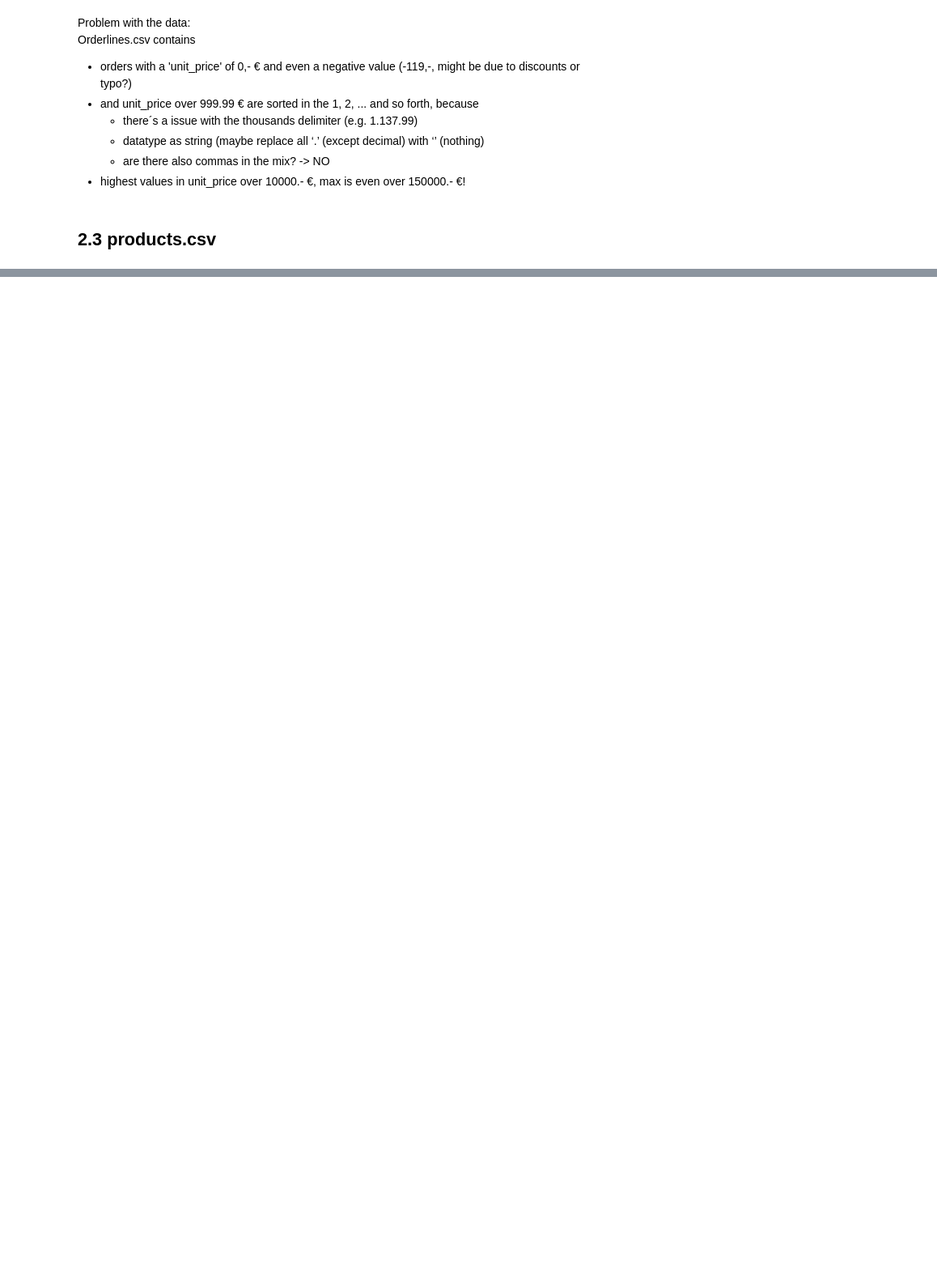
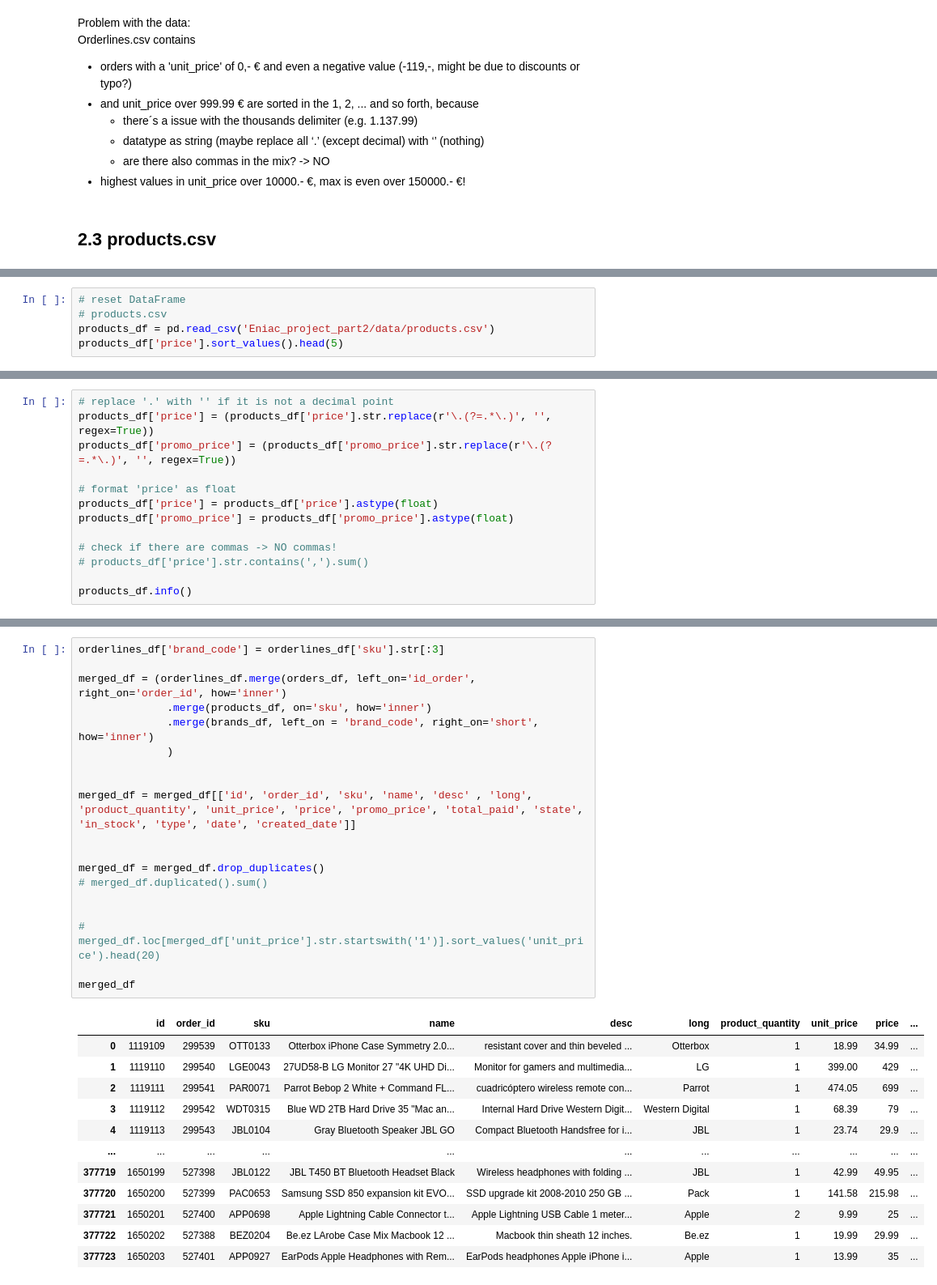
Before and after one commit to FlorianHast/Eniac_project_part2, a Jupyter notebook: notebooks/ENIAC_2_Data_Cleaning.ipynb, the cells around one changed output, grey strips where cells are left out. Shown at 81% size. Saved outputs shown, nothing was run; the diff lists cells and outputs as text; blank space fills up the shorter version.

```diff
--- a/notebooks/ENIAC_2_Data_Cleaning.ipynb
+++ b/notebooks/ENIAC_2_Data_Cleaning.ipynb
@@ -282,0 +311,5 @@ TypeError: 'Index' object is not callable
+# %%
+# reset DataFrame
+# products.csv
+products_df = pd.read_csv('Eniac_project_part2/data/products.csv')
+products_df['price'].sort_values().head(5)
@@ -282,0 +324,13 @@ TypeError: 'Index' object is not callable
+# %%
+# replace '.' with '' if it is not a decimal point
+products_df['price'] = (products_df['price'].str.replace(r'\.(?=.*\.)', '', regex=True))
+products_df['promo_price'] = (products_df['promo_price'].str.replace(r'\.(?=.*\.)', '', regex=True))
+
+# format 'price' as float
+products_df['price'] = products_df['price'].astype(float)
+products_df['promo_price'] = products_df['promo_price'].astype(float)
+
+# check if there are commas -> NO commas!
+# products_df['price'].str.contains(',').sum()
+
+products_df.info()
@@ -282,0 +388,32 @@ TypeError: 'Index' object is not callable
+# %%
+orderlines_df['brand_code'] = orderlines_df['sku'].str[:3]
+
+merged_df = (orderlines_df.merge(orders_df, left_on='id_order', right_on='order_id', how='inner')
+              .merge(products_df, on='sku', how='inner')
+              .merge(brands_df, left_on = 'brand_code', right_on='short', how='inner')
+              )
+
+
+merged_df = merged_df[['id', 'order_id', 'sku', 'name', 'desc' , 'long', 'product_quantity', 'unit_price', 'price', 'promo_price', 'total_paid', 'state', 'in_stock', 'type', 'date', 'created_date']]
+
+
+merged_df = merged_df.drop_duplicates()
+# merged_df.duplicated().sum()
+
+
+# merged_df.loc[merged_df['unit_price'].str.startswith('1')].sort_values('unit_price').head(20)
+
+merged_df
+# %% [output]
+|  | id | order_id | sku | name | desc | long | product_quantity | unit_price | price | ... |
+| 0 | 1119109 | 299539 | OTT0133 | Otterbox iPhone Case Symmetry 2.0... | resistant cover and thin beveled ... | Otterbox | 1 | 18.99 | 34.99 | ... |
+| 1 | 1119110 | 299540 | LGE0043 | 27UD58-B LG Monitor 27 "4K UHD Di... | Monitor for gamers and multimedia... | LG | 1 | 399.00 | 429 | ... |
+| 2 | 1119111 | 299541 | PAR0071 | Parrot Bebop 2 White + Command FL... | cuadricóptero wireless remote con... | Parrot | 1 | 474.05 | 699 | ... |
+| 3 | 1119112 | 299542 | WDT0315 | Blue WD 2TB Hard Drive 35 "Mac an... | Internal Hard Drive Western Digit... | Western Digital | 1 | 68.39 | 79 | ... |
+| 4 | 1119113 | 299543 | JBL0104 | Gray Bluetooth Speaker JBL GO | Compact Bluetooth Handsfree for i... | JBL | 1 | 23.74 | 29.9 | ... |
+| ... | ... | ... | ... | ... | ... | ... | ... | ... | ... | ... |
+| 377719 | 1650199 | 527398 | JBL0122 | JBL T450 BT Bluetooth Headset Black | Wireless headphones with folding ... | JBL | 1 | 42.99 | 49.95 | ... |
+| 377720 | 1650200 | 527399 | PAC0653 | Samsung SSD 850 expansion kit EVO... | SSD upgrade kit 2008-2010 250 GB ... | Pack | 1 | 141.58 | 215.98 | ... |
+| 377721 | 1650201 | 527400 | APP0698 | Apple Lightning Cable Connector t... | Apple Lightning USB Cable 1 meter... | Apple | 2 | 9.99 | 25 | ... |
+| 377722 | 1650202 | 527388 | BEZ0204 | Be.ez LArobe Case Mix Macbook 12 ... | Macbook thin sheath 12 inches. | Be.ez | 1 | 19.99 | 29.99 | ... |
+| 377723 | 1650203 | 527401 | APP0927 | EarPods Apple Headphones with Rem... | EarPods headphones Apple iPhone i... | Apple | 1 | 13.99 | 35 | ... |
```
Also changed, not shown: parts of 23 cells of this notebook.
